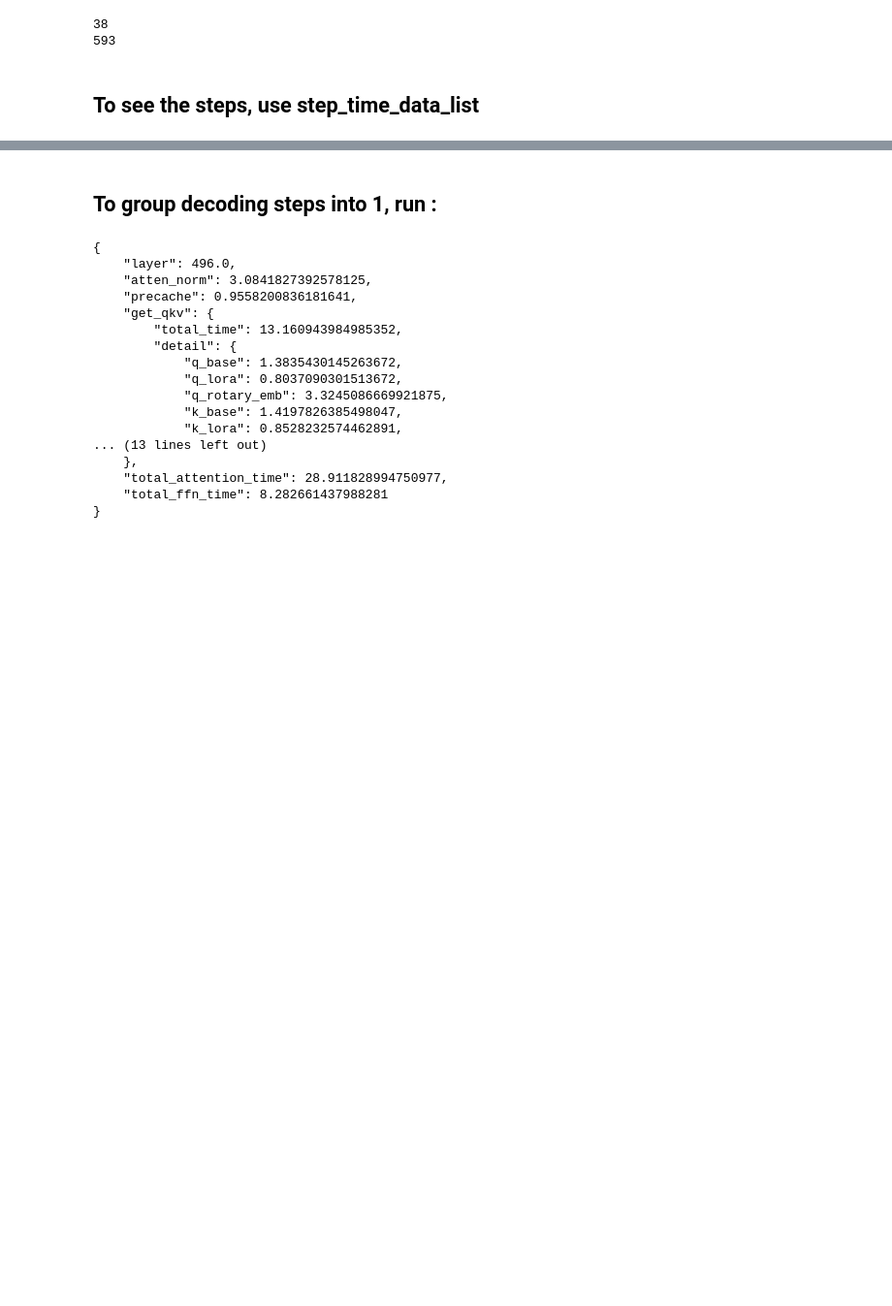
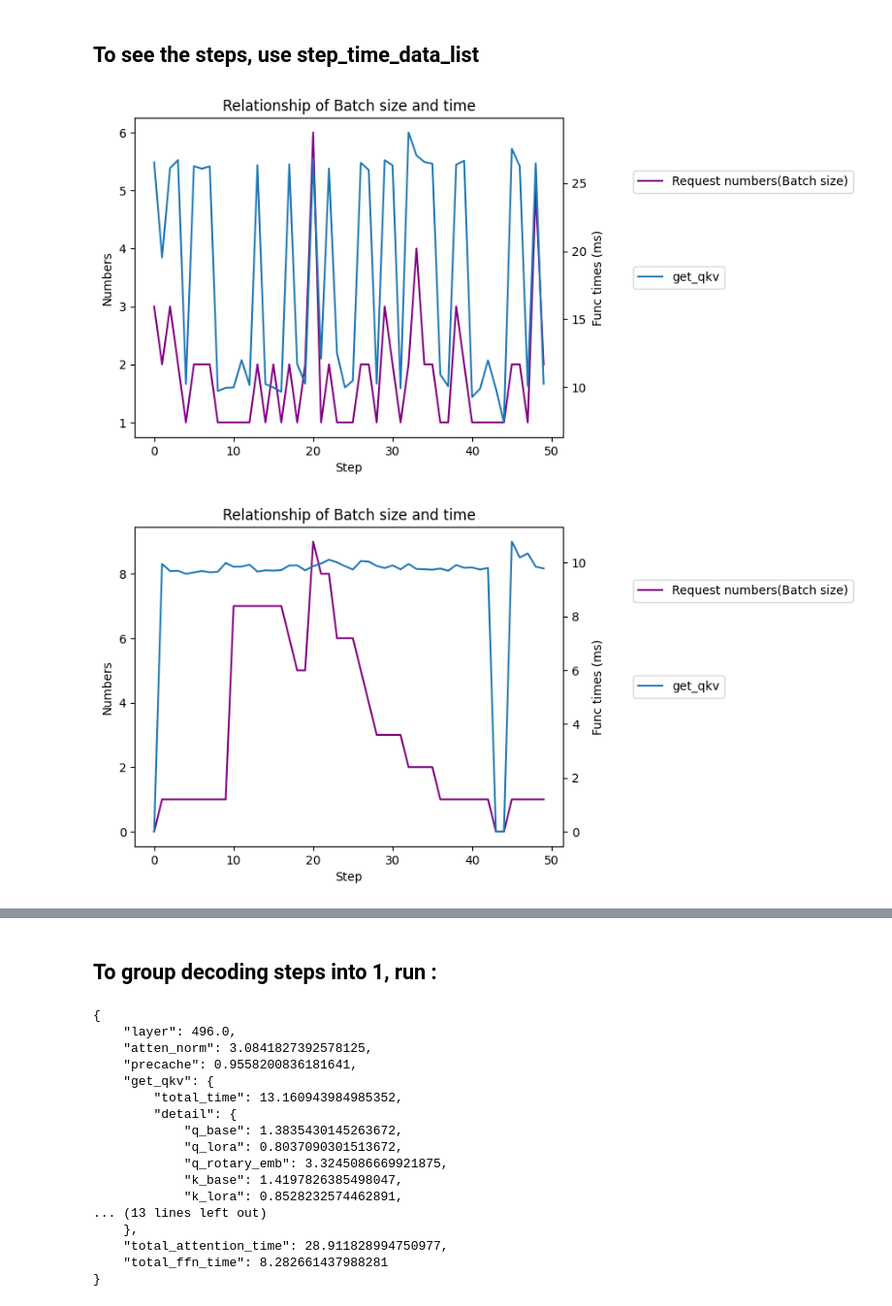
Before and after one commit to sgjeon194/S-LoRA_Analysis, a Jupyter notebook: Logs/timeDataParser.ipynb, the cells around one changed output, grey strips where cells are left out. Shown at 97% size. Drawn from its saved outputs; the diff is of its cells as text; code cells hidden in the pictures; blank space fills up the shorter version.

```diff
--- a/Logs/timeDataParser.ipynb
+++ b/Logs/timeDataParser.ipynb
@@ -134,9 +119,3 @@ len([step for step in step_time_data_list if step["arithType"]==""])
-# %%
-print(len(prefill_steps))
-print(len(decode_steps))
-# %% [output]
-38
-593
 # %% [markdown]
 ## To see the steps, use step_time_data_list
 # %%
@@ -188,7 +167,7 @@ def plot_batch_and_summaries_by_step(step_list):
     #ax2.plot(step, summary_dict["atten_calc"], label='atten_calc')
     #ax2.plot(step, summary_dict["get_o"]["total_time"], label='get_o')
 
-    ax2.set_ylabel('Func times')
+    ax2.set_ylabel('Func times (ms)')
     ax2.tick_params(axis='y')
     #ax2.set_ylim(0, 400)
     ax2.legend(loc='upper right')
@@ -243,0 +181,6 @@ def plot_batch_and_summaries_by_time(step_list):
+# %%
+plot_batch_and_summaries_by_step(prefill_steps[100:150])
+plot_batch_and_summaries_by_step(decode_steps[:50])
+# %% [output]
+[figure, added]
+[figure, added]
```
Also changed, not shown: parts of 20 cells of this notebook, 4 other files.
